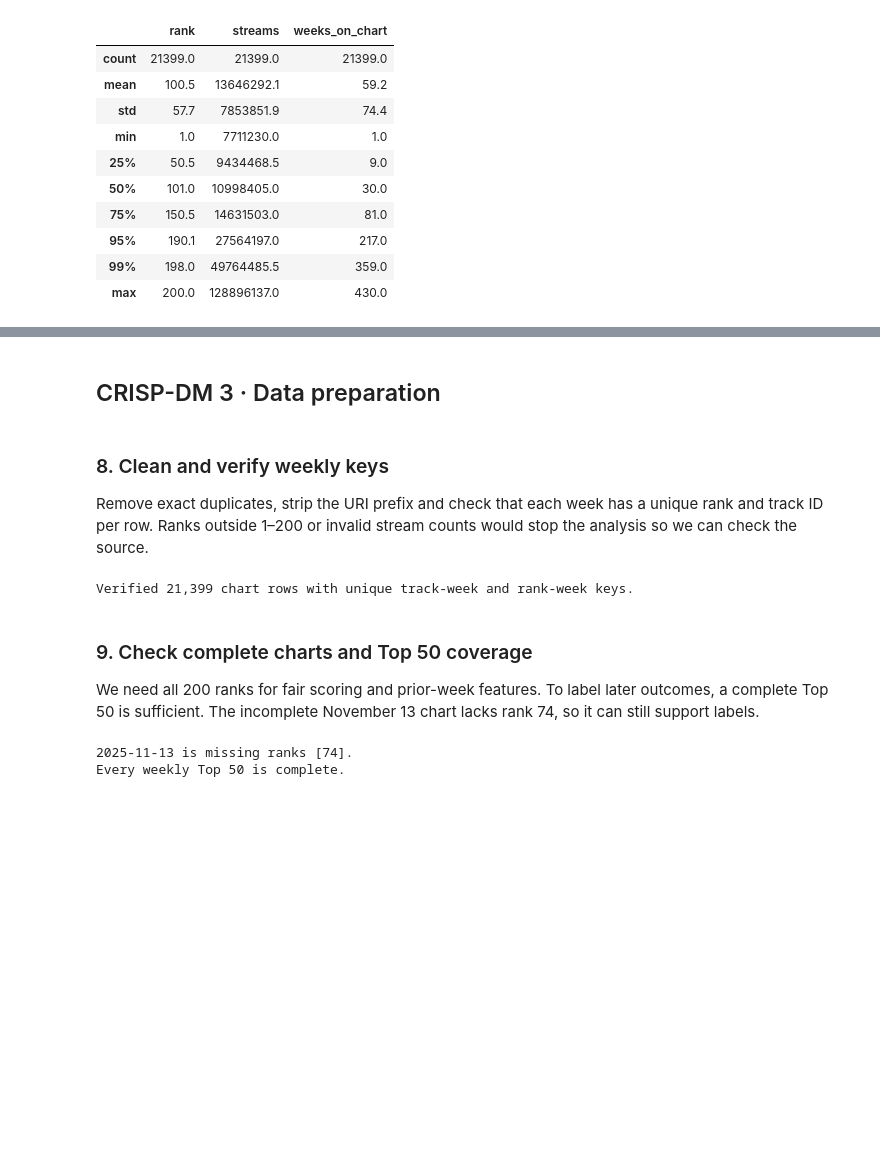
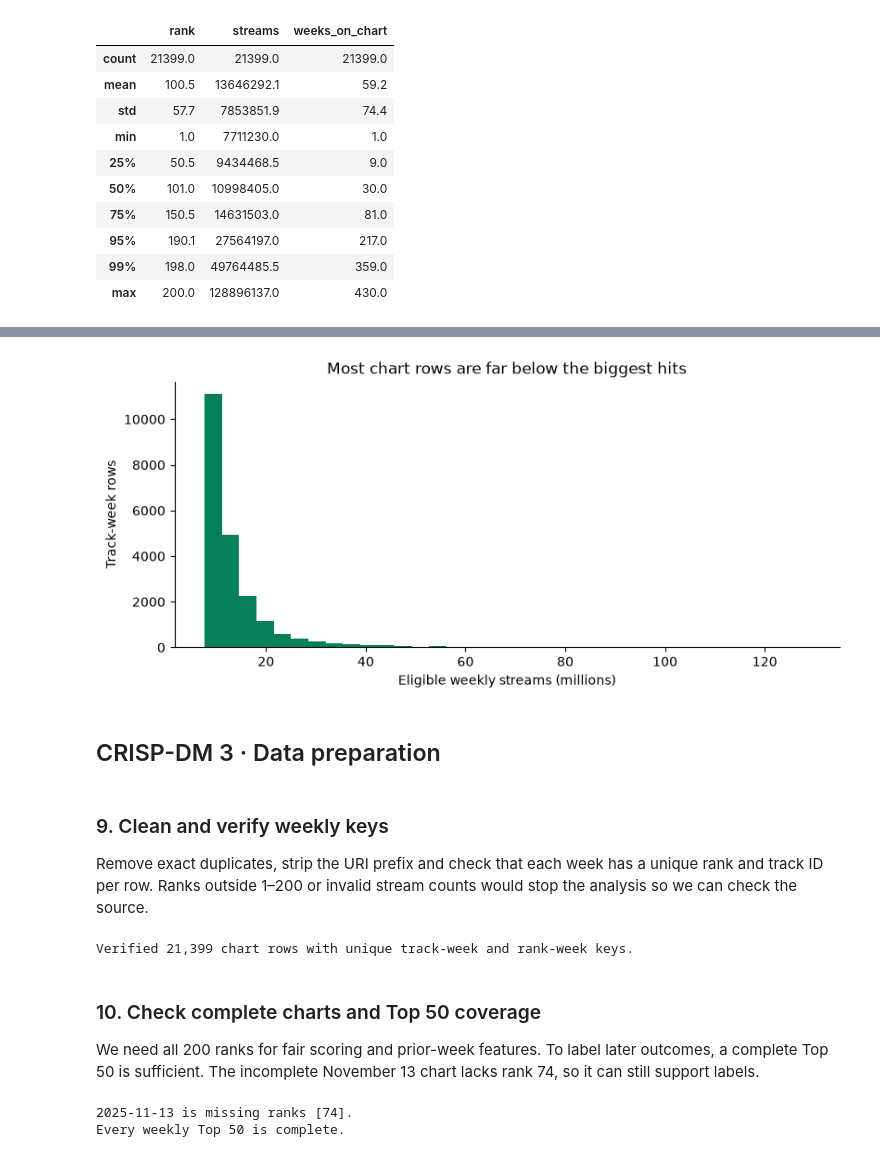
Before and after one commit to Buster8823/spotify-chart-project, a Jupyter notebook: spotify-chart-analysis.ipynb, the cells around one changed output, grey strips where cells are left out. Cells and saved outputs as stored; diff of their text form; code cells hidden in the pictures; blank space fills up the shorter version.

```diff
--- a/spotify-chart-analysis.ipynb
+++ b/spotify-chart-analysis.ipynb
@@ -160,7 +170,16 @@ display(summary.round(1))
+# %%
+fig, ax = plt.subplots(figsize=(8, 3.6), layout="constrained")
+ax.hist(raw_chart["streams"] / 1_000_000, bins=35, color="#087F5B")
+ax.set(title="Most chart rows are far below the biggest hits",
+       xlabel="Eligible weekly streams (millions)", ylabel="Track-week rows")
+ax.spines[["top", "right"]].set_visible(False)
+plt.show()
+# %% [output]
+[figure, added]
 # %% [markdown]
 ## CRISP-DM 3 · Data preparation
 # %% [markdown]
-### 8. Clean and verify weekly keys
+### 9. Clean and verify weekly keys
 
 Remove exact duplicates, strip the URI prefix and check that each week has a unique rank and track ID per row. Ranks outside 1–200 or invalid stream counts would stop the analysis so we can check the source.
 # %%
@@ -176,7 +195,7 @@ print(f"Verified {len(chart):,} chart rows with unique track-week and rank-week
 # %% [output]
 Verified 21,399 chart rows with unique track-week and rank-week keys.
 # %% [markdown]
-### 9. Check complete charts and Top 50 coverage
+### 10. Check complete charts and Top 50 coverage
 
 We need all 200 ranks for fair scoring and prior-week features. To label later outcomes, a complete Top 50 is sufficient. The incomplete November 13 chart lacks rank 74, so it can still support labels.
 # %%
```
Also changed, not shown: parts of 30 cells of this notebook.
